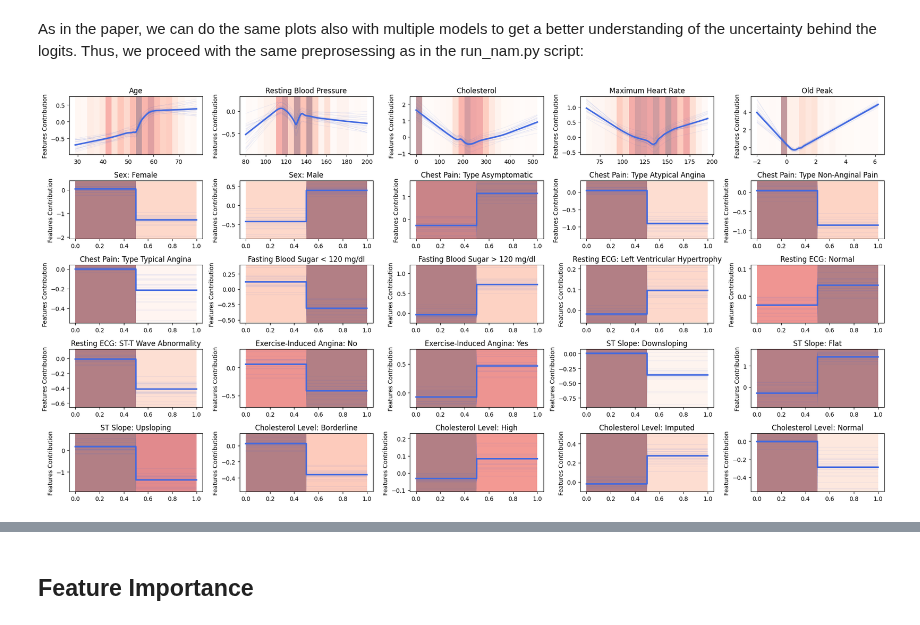
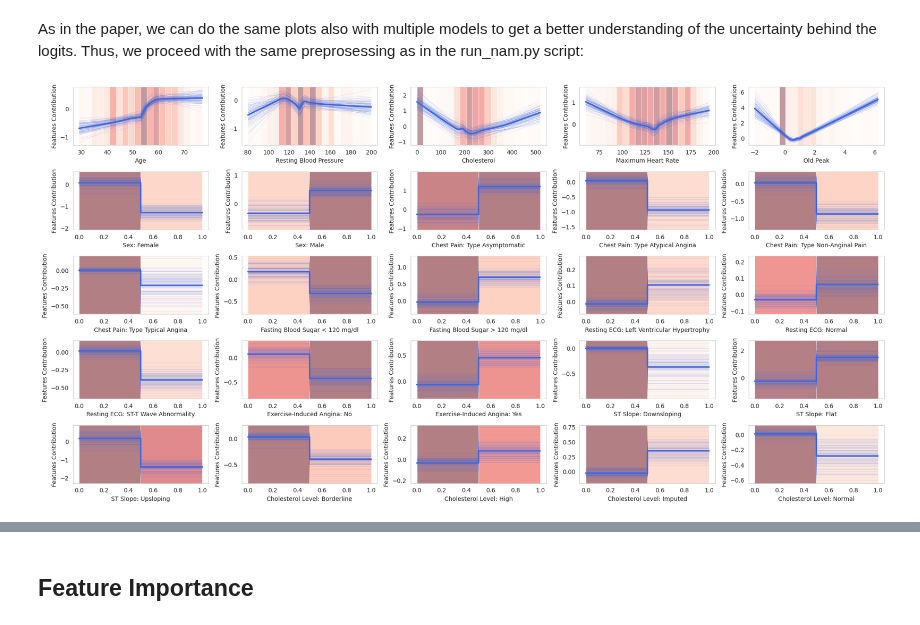
Before and after one commit to JHSchlegel/ML4Healthcare, a Jupyter notebook: project1/task1/neural_additive_model/experiments.ipynb, the cells around one changed output, grey strips where cells are left out. Cells and saved outputs as stored; diff of their text form; code cells hidden in the pictures.

```diff
--- a/project1/task1/neural_additive_model/experiments.ipynb
+++ b/project1/task1/neural_additive_model/experiments.ipynb
@@ -5,6 +5,8 @@ import pandas as pd
 import numpy as np
 import matplotlib.pyplot as plt
 import matplotlib
+import seaborn as sns
+sns.set_style("whitegrid")
 
 from tqdm import tqdm
 
@@ -55,7 +57,7 @@ WITHIN_FEATURE_DROPOUT = 0.4
 FEATURE_DROPOUT = 0.0
 
 # number of models to train in the multiple models section
-N_MODELS = 20
+N_MODELS = 100
 
 LEARNING_RATE = 0.003
 
@@ -445,34 +447,34 @@ for i, ax in enumerate(axs):
         if i < 5 and model_nr == 0:
             counts, bins = np.histogram(X_train_backtrans[:, i], bins=20)
 
             # create color gradient for counts:
             # https://matplotlib.org/stable/users/explain/colors/colormapnorms.html
             norm = plt.Normalize(0, counts.max())
             colors = plt.cm.Reds(norm(counts))
 
             # bars in the background that indicate the distribution of the variable
             for j in range(len(bins) - 1):
                 ax.axvspan(xmin=bins[j], xmax=bins[j + 1],  alpha=0.4, facecolor=colors[j])
 
         elif i >= 5 and model_nr == 0:
             counts, bins = np.histogram(X_train_backtrans[:, i], bins=2)
 
             # create color gradient for counts:
             # https://matplotlib.org/stable/users/explain/colors/colormapnorms.html
             norm = plt.Normalize(0, counts.max())
             colors = plt.cm.Reds(norm(counts))
 
             # bars in the background that indicate the distribution of the variable
             for j in range(len(bins) - 1):
                 ax.axvspan(xmin=bins[j], xmax=bins[j + 1], facecolor=colors[j], alpha=0.5)
 
-        ax.set_title(f"{names_cleaned[i]}")
-        ax.set_xlabel("")
+        #ax.set_title("")
+        ax.set_xlabel(f"{names_cleaned[i]}")
         ax.set_ylabel("Features Contribution")
         ax.grid(False)
 plt.tight_layout()
 plt.show()
 
-fig.savefig("nam_shapes.pdf",format = "pdf")
+fig.savefig("nam_shapes.png")
 # %% [output]
-[figure, old version]
+[figure, new version]
```
Also changed, not shown: parts of 9 cells of this notebook, 3 other files.
